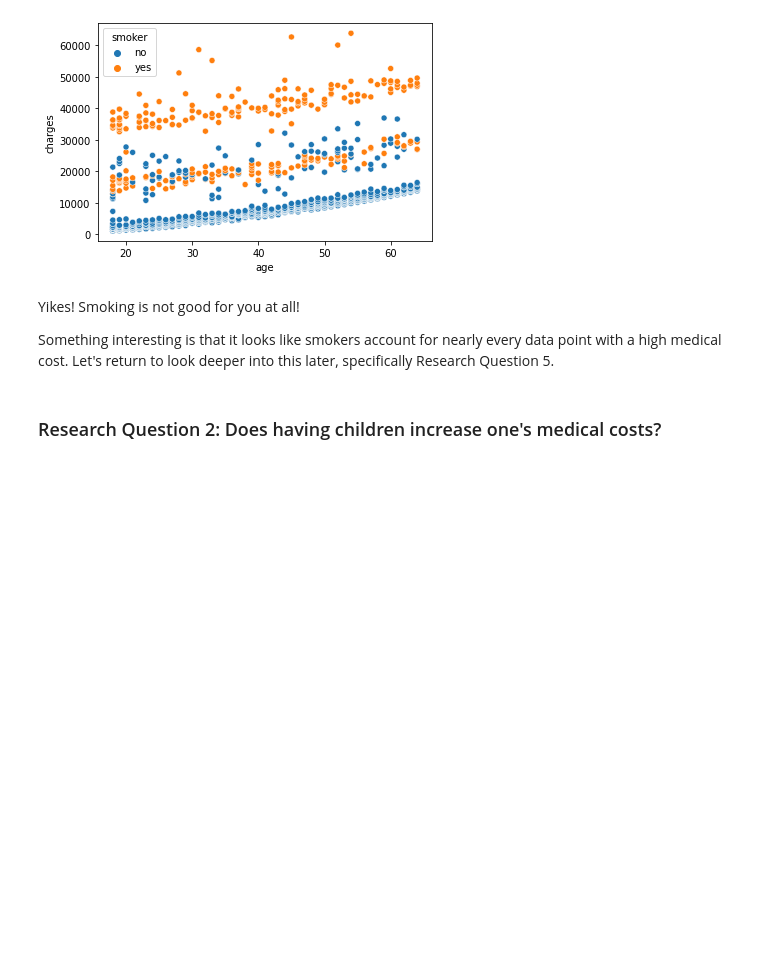
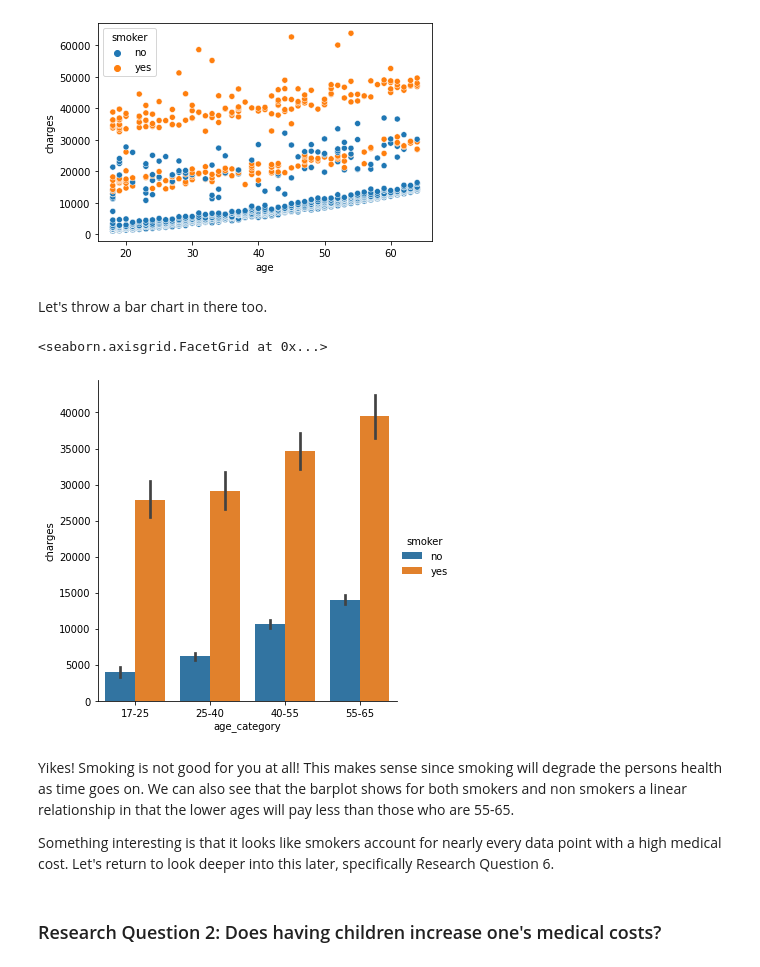
Before and after one commit to data301-2020-winter2/course-project-group_1041, a Jupyter notebook: analysis/submitted/milestone2.ipynb, the cells around one changed output. Drawn from its saved outputs; the diff is of its cells as text; code cells hidden in the pictures; blank space fills up the shorter version.

```diff
--- a/analysis/submitted/milestone2.ipynb
+++ b/analysis/submitted/milestone2.ipynb
@@ -52,10 +55,17 @@ sns.scatterplot(data=df, x='age', y='charges', hue='smoker')
 # %% [output]
 <AxesSubplot:xlabel='age', ylabel='charges'>
 [figure]
+# %% [markdown]
+Let's throw a bar chart in there too.
+# %%
+sns.catplot(data=df, x='age_category', y='charges', hue='smoker', kind='bar')
+# %% [output]
+<seaborn.axisgrid.FacetGrid at 0x...>
+[figure, added]
 # %% [markdown]
-Yikes! Smoking is not good for you at all!
+Yikes! Smoking is not good for you at all! This makes sense since smoking will degrade the persons health as time goes on. We can also see that the barplot shows for both smokers and non smokers a linear relationship in that the lower ages will pay less than those who are 55-65.
 
-Something interesting is that it looks like smokers account for nearly every data point with a high medical cost. Let's return to look deeper into this later, specifically Research Question 5.
+Something interesting is that it looks like smokers account for nearly every data point with a high medical cost. Let's return to look deeper into this later, specifically Research Question 6.
 # %% [markdown]
 ### Research Question 2: Does having children increase one's medical costs?
 # %% [markdown]
```
Also changed, not shown: parts of 38 cells of this notebook, 1 other file.
